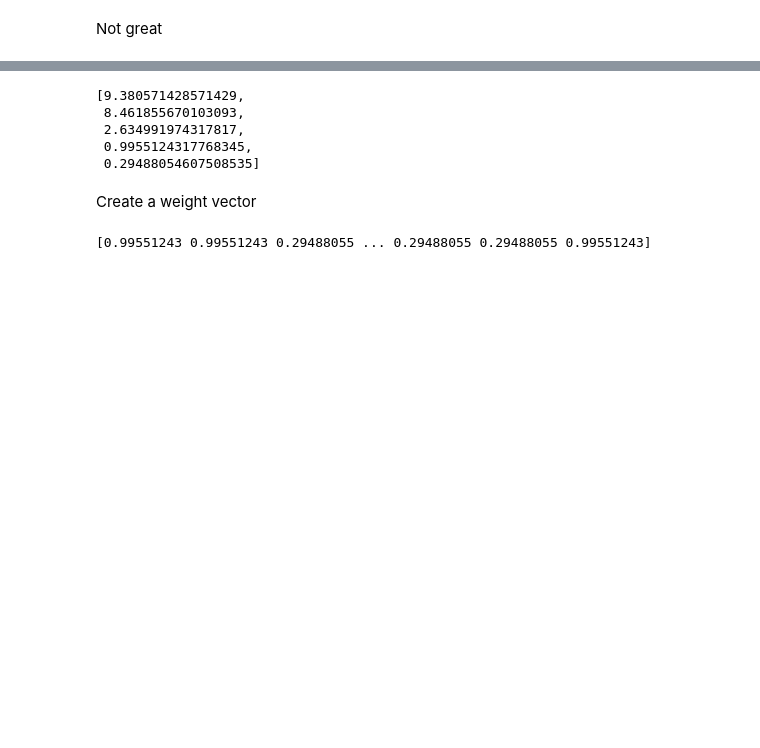
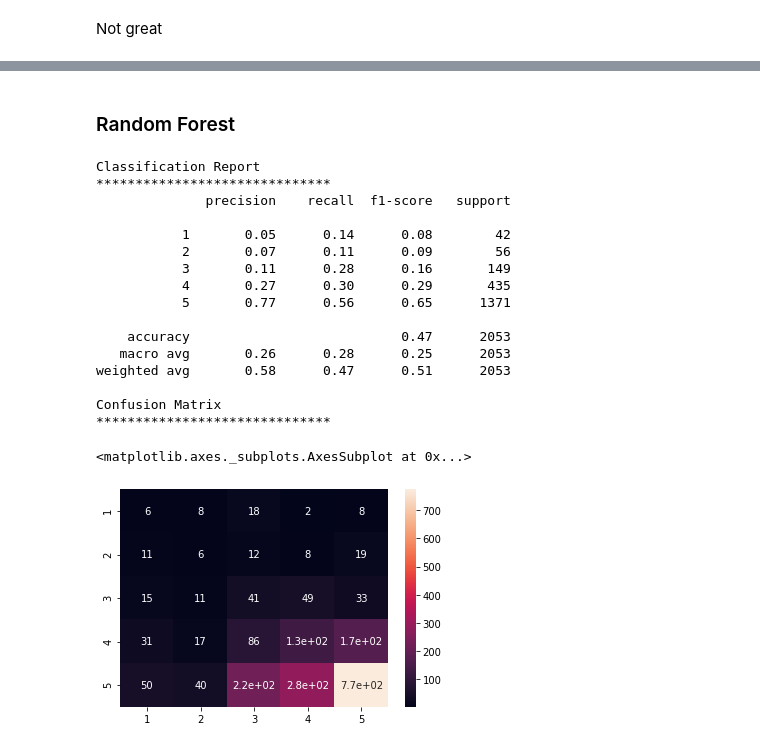
Before and after one commit to SaiPavanKumarB/Music-Review-Ratings-Prediction, a Jupyter notebook: Sri_Music_Ratings_Prediction_By_Reviews.ipynb, the cells around one changed output, grey strips where cells are left out. Cells and saved outputs as stored; diff of their text form; code cells hidden in the pictures; blank space fills up the shorter version.

```diff
--- a/Sri_Music_Ratings_Prediction_By_Reviews.ipynb
+++ b/Sri_Music_Ratings_Prediction_By_Reviews.ipynb
@@ -293,15 +361,0 @@ Not great
-# %%
-NB_clf = MultinomialNB()
-NB_clf.fit(xtrain,y_train)
-
-preds = NB_clf.predict(xtest)
-
-print('Confusion Matrix')
-print('*'*30)
-cm = confusion_matrix(y_test,preds)
-print(cm)
-
-print('\n')
-print('Classification Report')
-print('*'*30)
-print(classification_report(y_test,preds))
@@ -328,24 +362,41 @@ weighted avg       0.45      0.67      0.53      2053
-# %%
-from sklearn.utils import class_weight
-
-class_weights = list(class_weight.compute_class_weight('balanced',
-                                                       np.unique(y_train),
-                                                       y_train))
-class_weights
-# %% [output]
-[9.380571428571429,
- 8.461855670103093,
- 2.634991974317817,
- 0.9955124317768345,
- 0.29488054607508535]
-# %% [markdown]
-Create a weight vector
-# %%
-weights = np.ones(X_train.shape[0],dtype='float')
-
-for i,val in enumerate(review_df.loc[y_train.index]['Rating']):
-  weights[i] = class_weights[val-1] # -1 because ratings are from 1-5 whereas index will be from 0 to 4
-
-print(weights)
-# %% [output]
-[0.99551243 0.99551243 0.29488055 ... 0.29488055 0.29488055 0.99551243]
+# %% [markdown]
+### Random Forest
+# %%
+RGB_Classifier = RandomForestClassifier(n_estimators=400,
+                                        class_weight='balanced_subsample',max_depth=8)
+
+RGB_Classifier.fit(xtrain,y_train)
+
+preds = RGB_Classifier.predict(xtest)
+
+print('\n')
+print('Classification Report')
+print('*'*30)
+print(classification_report(y_test,preds))
+
+print('Confusion Matrix')
+print('*'*30)
+cm = confusion_matrix(y_test,preds)
+cm = pd.DataFrame(cm)
+sns.heatmap(cm,annot=True,
+            xticklabels=(pd.DataFrame(cm).index+1),
+            yticklabels=(pd.DataFrame(cm).index+1))
+# %% [output]
+Classification Report
+******************************
+              precision    recall  f1-score   support
+
+           1       0.05      0.14      0.08        42
+           2       0.07      0.11      0.09        56
+           3       0.11      0.28      0.16       149
+           4       0.27      0.30      0.29       435
+           5       0.77      0.56      0.65      1371
+
+    accuracy                           0.47      2053
+   macro avg       0.26      0.28      0.25      2053
+weighted avg       0.58      0.47      0.51      2053
+
+Confusion Matrix
+******************************
+<matplotlib.axes._subplots.AxesSubplot at 0x...>
+[figure, added]
```
Also changed, not shown: parts of 30 cells of this notebook.
